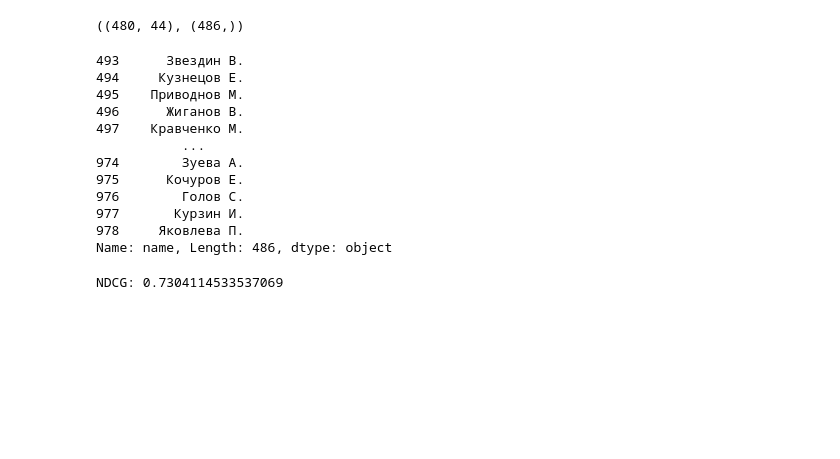
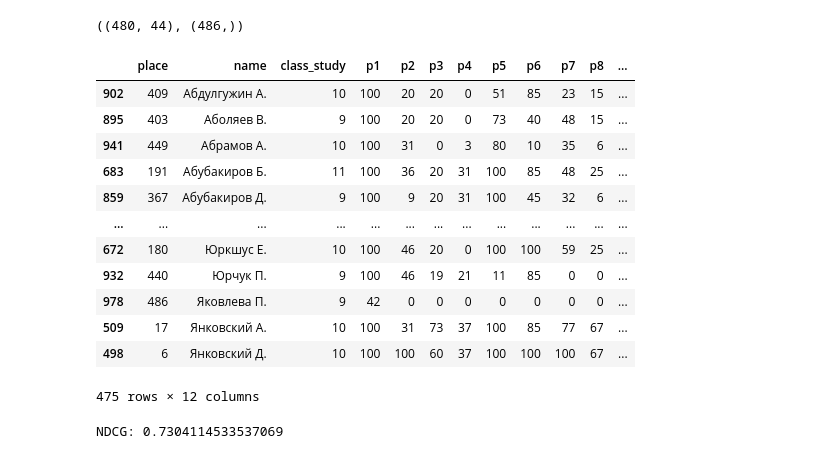
Before and after one commit to VladG00dmanPersonal/LMSH_AI_HACK, a Jupyter notebook: src/pirojban/idk.ipynb, the cells around one changed output. Cells and saved outputs as stored; diff of their text form; code cells hidden in the pictures; blank space fills up the shorter version.

```diff
--- a/src/pirojban/idk.ipynb
+++ b/src/pirojban/idk.ipynb
@@ -275,6 +275,7 @@ y_test = y_test.sort_values(by='name').drop(columns=['region', 'year', 'title'])
 pozorniki = y_test[~y_test['name'].isin(X_test['name'])]['name']
 duplicates = y_test[y_test['name'].duplicated()]['name']
 names = y_test['name'].unique()
+clean_y = y_test[y_test['name'].isin(X_test['name']) & ~y_test['name'].duplicated()]
 y_test = y_test['place']
 X_test = pd.concat([X_test, pd.DataFrame({'name': pozorniki})])
 X_test = X_test.sort_index()
@@ -285,20 +286,22 @@ X_test.shape, y_test.shape
 pozorniki: (5,), duplicates: (6,)
 ((480, 44), (486,))
 # %%
-all_names
+clean_y.to_csv('tar.csv', index=False)
+clean_y
 # %% [output]
+|  | place | name | class_study | p1 | p2 | p3 | p4 | p5 | p6 | p7 | p8 | ... |
+| 902 | 409 | Абдулгужин А. | 10 | 100 | 20 | 20 | 0 | 51 | 85 | 23 | 15 | ... |
+| 895 | 403 | Аболяев В. | 9 | 100 | 20 | 20 | 0 | 73 | 40 | 48 | 15 | ... |
+| 941 | 449 | Абрамов А. | 10 | 100 | 31 | 0 | 3 | 80 | 10 | 35 | 6 | ... |
+| 683 | 191 | Абубакиров Б. | 11 | 100 | 36 | 20 | 31 | 100 | 85 | 48 | 25 | ... |
+| 859 | 367 | Абубакиров Д. | 9 | 100 | 9 | 20 | 31 | 100 | 45 | 32 | 6 | ... |
+| ... | ... | ... | ... | ... | ... | ... | ... | ... | ... | ... | ... | ... |
+| 672 | 180 | Юркшус Е. | 10 | 100 | 46 | 20 | 0 | 100 | 100 | 59 | 25 | ... |
+| 932 | 440 | Юрчук П. | 9 | 100 | 46 | 19 | 21 | 11 | 85 | 0 | 0 | ... |
+| 978 | 486 | Яковлева П. | 9 | 42 | 0 | 0 | 0 | 0 | 0 | 0 | 0 | ... |
+| 509 | 17 | Янковский А. | 10 | 100 | 31 | 73 | 37 | 100 | 85 | 77 | 67 | ... |
+| 498 | 6 | Янковский Д. | 10 | 100 | 100 | 60 | 37 | 100 | 100 | 100 | 67 | ... |
-493      Звездин В.
-494     Кузнецов Е.
-495    Приводнов М.
-496      Жиганов В.
-497    Кравченко М.
-           ...
-974        Зуева А.
-975      Кочуров Е.
-976        Голов С.
-977       Курзин И.
-978     Яковлева П.
-Name: name, Length: 486, dtype: object
+475 rows × 12 columns
 # %%
 from sklearn.metrics import ndcg_score
 
```
Also changed, not shown: parts of 2 cells of this notebook, 1 other file.
